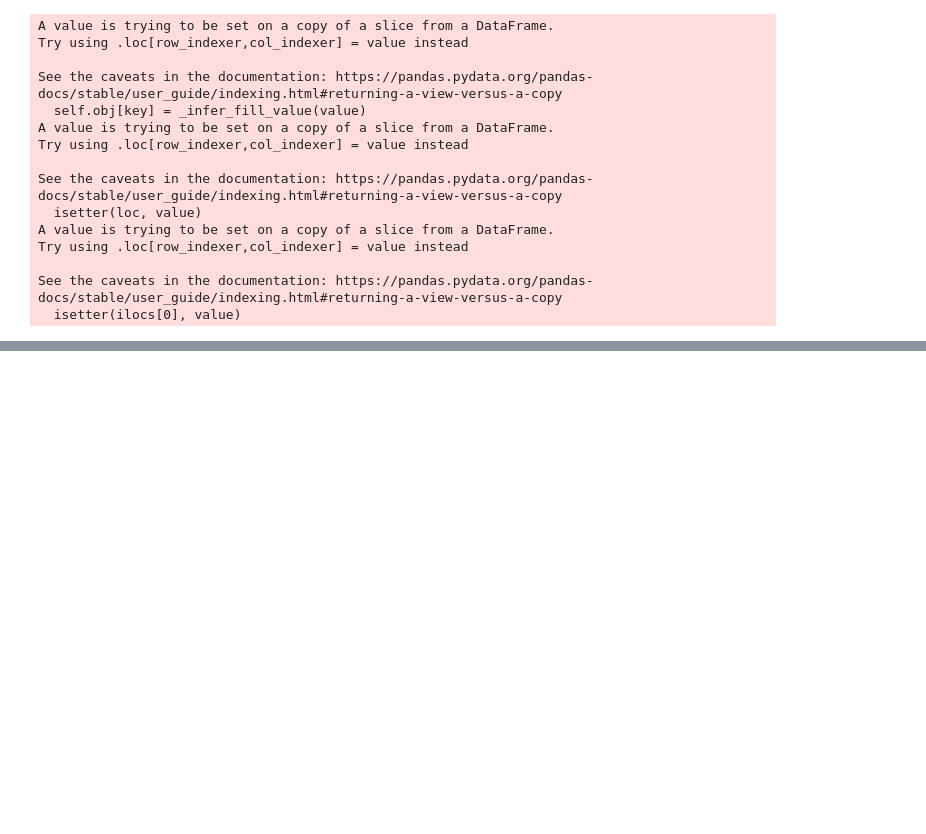
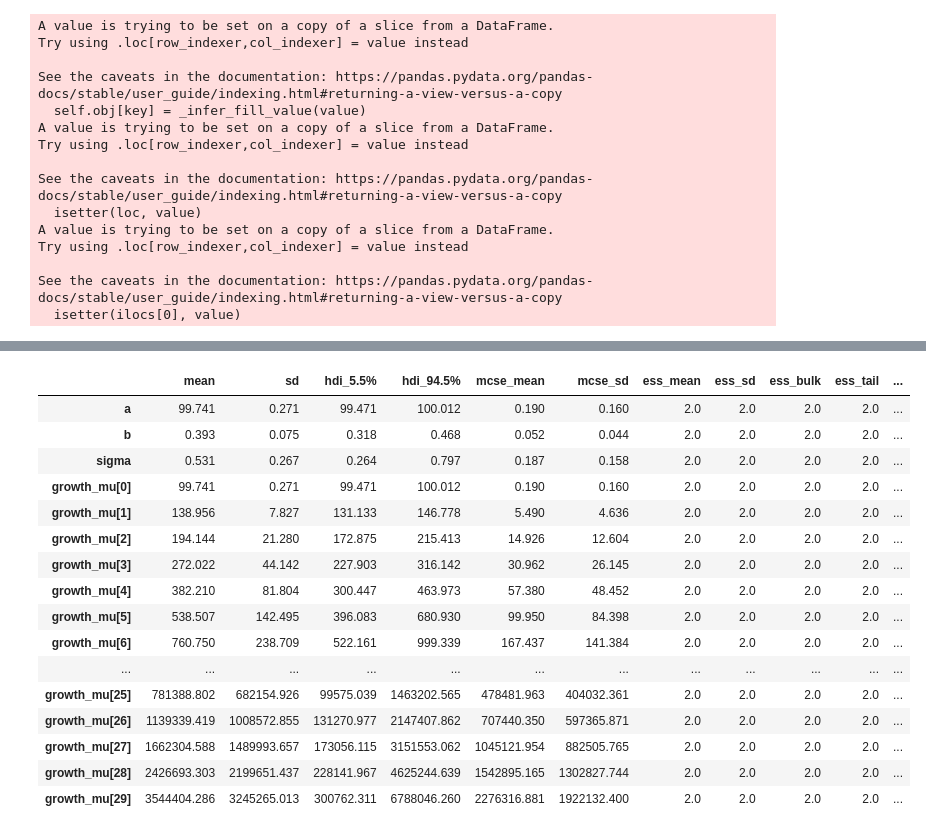
Before and after one commit to roesta07/Modeling-COVID-19, a Jupyter notebook: analysis.ipynb, the cells around one changed output, grey strips where cells are left out. Drawn from its saved outputs; the diff is of its cells as text; code cells hidden in the pictures; blank space fills up the shorter version.

```diff
--- a/analysis.ipynb
+++ b/analysis.ipynb
@@ -161,0 +214,20 @@ ValueError: ignored
+# %%
+az.summary(trace4_exp2)
+# %% [output]
+|  | mean | sd | hdi_5.5% | hdi_94.5% | mcse_mean | mcse_sd | ess_mean | ess_sd | ess_bulk | ess_tail | ... |
+| a | 99.741 | 0.271 | 99.471 | 100.012 | 0.190 | 0.160 | 2.0 | 2.0 | 2.0 | 2.0 | ... |
+| b | 0.393 | 0.075 | 0.318 | 0.468 | 0.052 | 0.044 | 2.0 | 2.0 | 2.0 | 2.0 | ... |
+| sigma | 0.531 | 0.267 | 0.264 | 0.797 | 0.187 | 0.158 | 2.0 | 2.0 | 2.0 | 2.0 | ... |
+| growth_mu[0] | 99.741 | 0.271 | 99.471 | 100.012 | 0.190 | 0.160 | 2.0 | 2.0 | 2.0 | 2.0 | ... |
+| growth_mu[1] | 138.956 | 7.827 | 131.133 | 146.778 | 5.490 | 4.636 | 2.0 | 2.0 | 2.0 | 2.0 | ... |
+| growth_mu[2] | 194.144 | 21.280 | 172.875 | 215.413 | 14.926 | 12.604 | 2.0 | 2.0 | 2.0 | 2.0 | ... |
+| growth_mu[3] | 272.022 | 44.142 | 227.903 | 316.142 | 30.962 | 26.145 | 2.0 | 2.0 | 2.0 | 2.0 | ... |
+| growth_mu[4] | 382.210 | 81.804 | 300.447 | 463.973 | 57.380 | 48.452 | 2.0 | 2.0 | 2.0 | 2.0 | ... |
+| growth_mu[5] | 538.507 | 142.495 | 396.083 | 680.930 | 99.950 | 84.398 | 2.0 | 2.0 | 2.0 | 2.0 | ... |
+| growth_mu[6] | 760.750 | 238.709 | 522.161 | 999.339 | 167.437 | 141.384 | 2.0 | 2.0 | 2.0 | 2.0 | ... |
+| ... | ... | ... | ... | ... | ... | ... | ... | ... | ... | ... | ... |
+| growth_mu[25] | 781388.802 | 682154.926 | 99575.039 | 1463202.565 | 478481.963 | 404032.361 | 2.0 | 2.0 | 2.0 | 2.0 | ... |
+| growth_mu[26] | 1139339.419 | 1008572.855 | 131270.977 | 2147407.862 | 707440.350 | 597365.871 | 2.0 | 2.0 | 2.0 | 2.0 | ... |
+| growth_mu[27] | 1662304.588 | 1489993.657 | 173056.115 | 3151553.062 | 1045121.954 | 882505.765 | 2.0 | 2.0 | 2.0 | 2.0 | ... |
+| growth_mu[28] | 2426693.303 | 2199651.437 | 228141.967 | 4625244.639 | 1542895.165 | 1302827.744 | 2.0 | 2.0 | 2.0 | 2.0 | ... |
+| growth_mu[29] | 3544404.286 | 3245265.013 | 300762.311 | 6788046.260 | 2276316.881 | 1922132.400 | 2.0 | 2.0 | 2.0 | 2.0 | ... |
```
Also changed, not shown: parts of 18 cells of this notebook.
